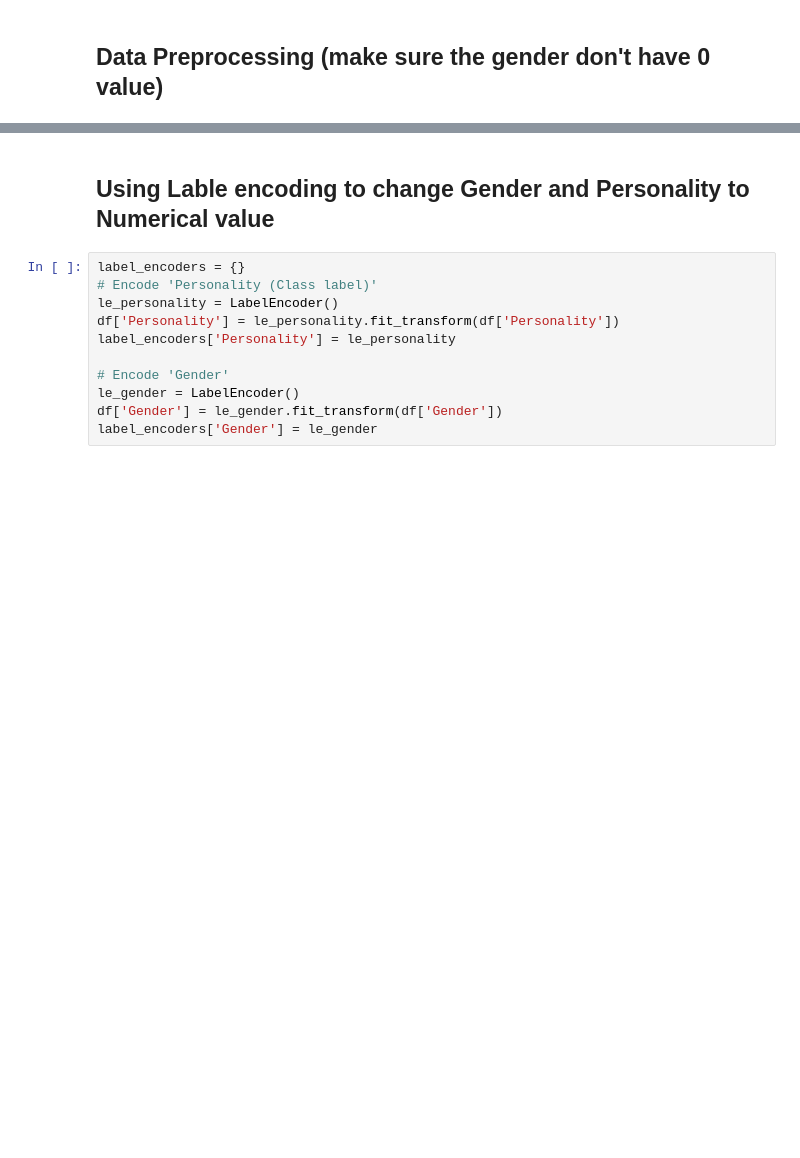
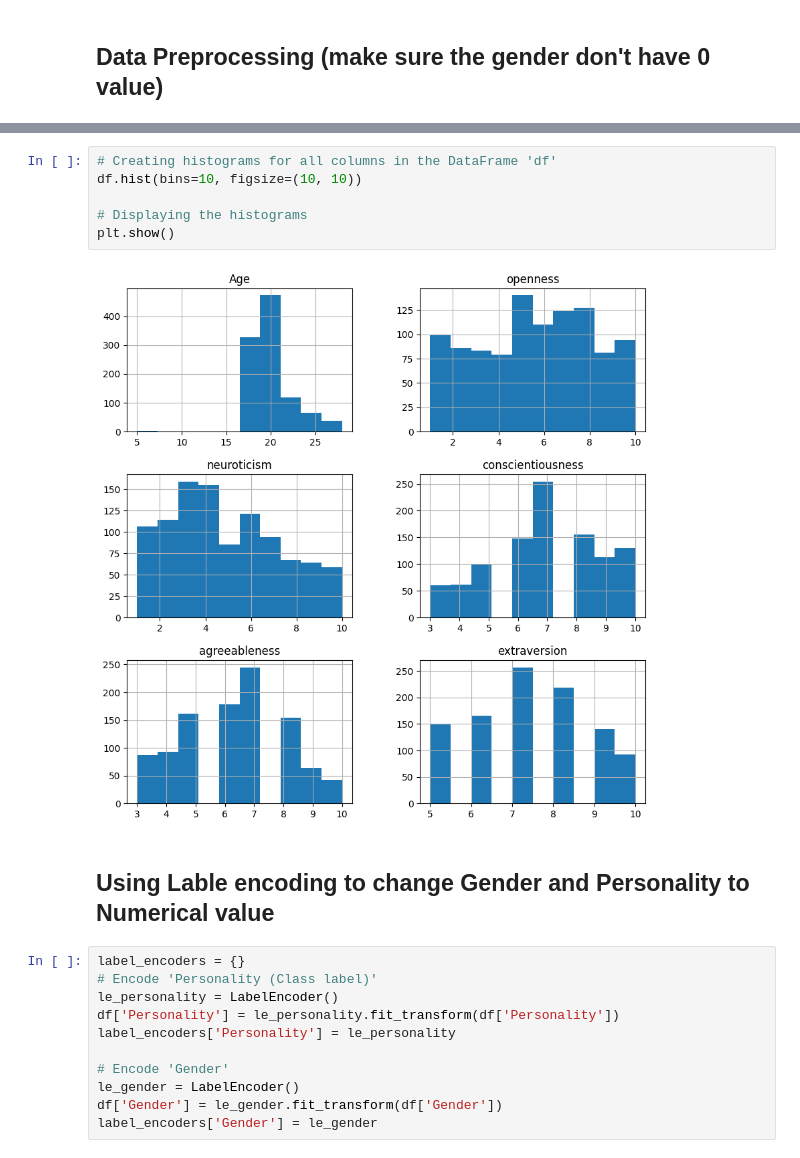
Before and after one commit to Kanishkan-B/Personality_Prediction, a Jupyter notebook: main.ipynb, the cells around one changed output, grey strips where cells are left out. Cells and saved outputs as stored; diff of their text form; blank space fills up the shorter version.

```diff
--- a/main.ipynb
+++ b/main.ipynb
@@ -48,3 +128,11 @@ df[df['Gender']==0]
+# %%
+# Creating histograms for all columns in the DataFrame 'df'
+df.hist(bins=10, figsize=(10, 10))
+
+# Displaying the histograms
+plt.show()
+# %% [output]
+[figure, added]
 # %% [markdown]
 ## Using Lable encoding to change Gender and Personality to Numerical value
 # %%
```
Also changed, not shown: parts of 22 cells of this notebook.
